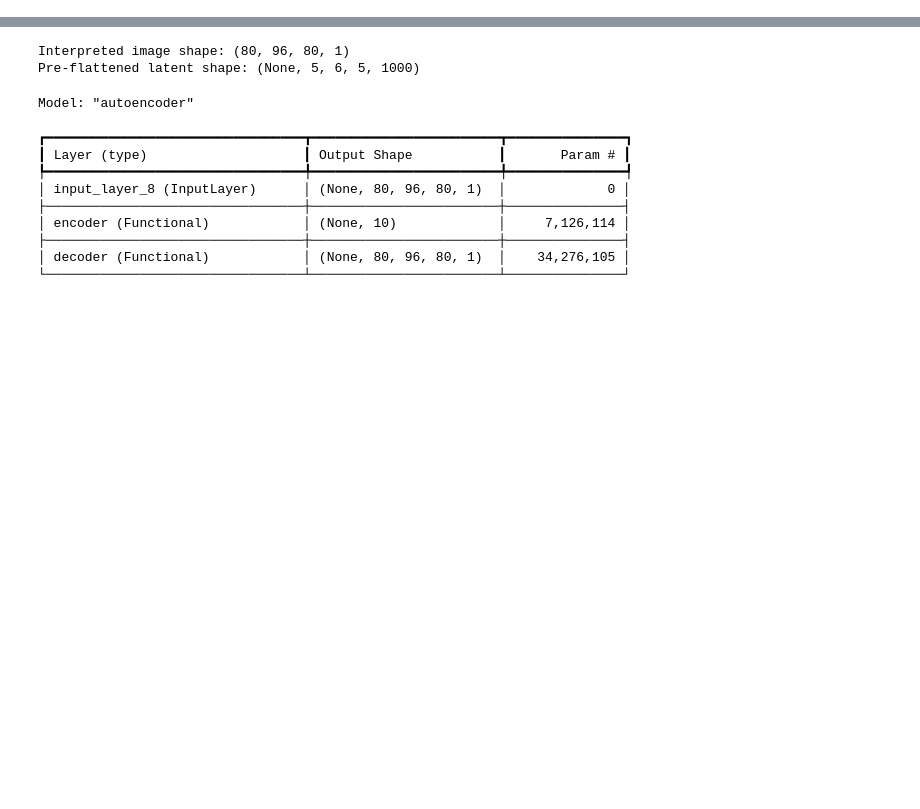
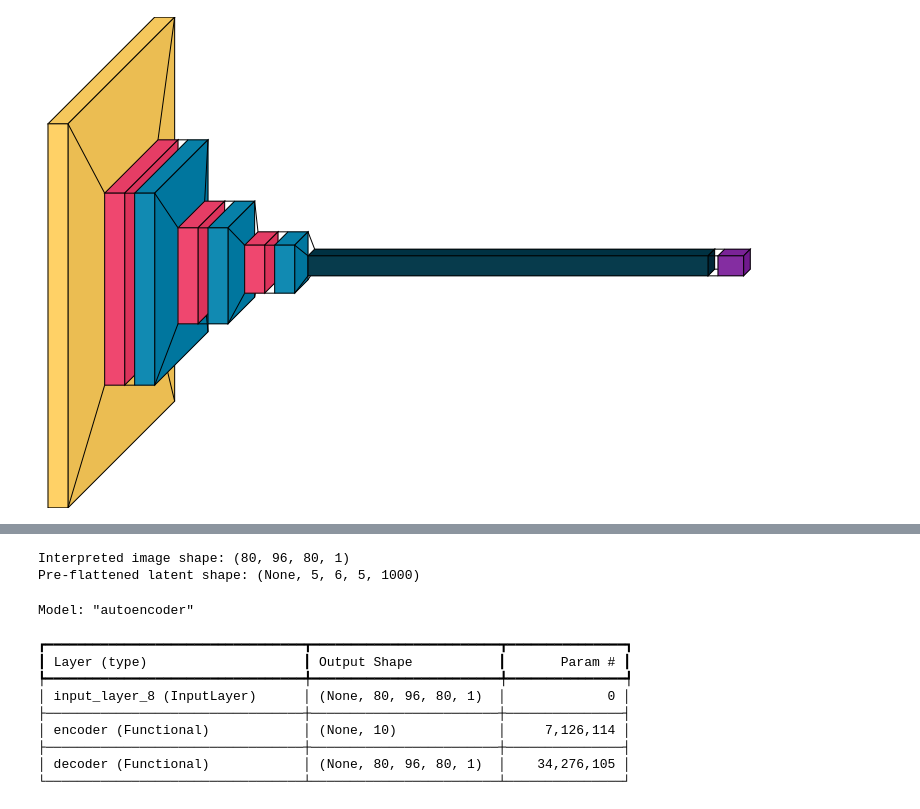
Before and after one commit to Vaakir/unsupervised-deep-learning-bachelor-thesis, a Jupyter notebook: test_ae.ipynb, the cells around one changed output, grey strips where cells are left out. Cells and saved outputs as stored; diff of their text form; code cells hidden in the pictures; blank space fills up the shorter version.

```diff
--- a/test_ae.ipynb
+++ b/test_ae.ipynb
@@ -14,0 +15,2 @@ test = groups["CN"][1000:]
+# %%
+ae = AE.open("Trained Models/AE/optimal_depths/(2, 4, 8)")
@@ -14,0 +43,12 @@ test = groups["CN"][1000:]
+# %%
+import visualkeras
+
+model = ae.encoder
+
+# visualkeras.layered_view(model).show() # display using your system viewer
+# visualkeras.layered_view(model, to_file='output.png') # write to disk
+# visualkeras.layered_view(model, to_file='output.png').show() # write and show
+
+visualkeras.layered_view(model)
+# %% [output]
+[figure, added]
```
Also changed, not shown: parts of 9 cells of this notebook, 15 other files.
